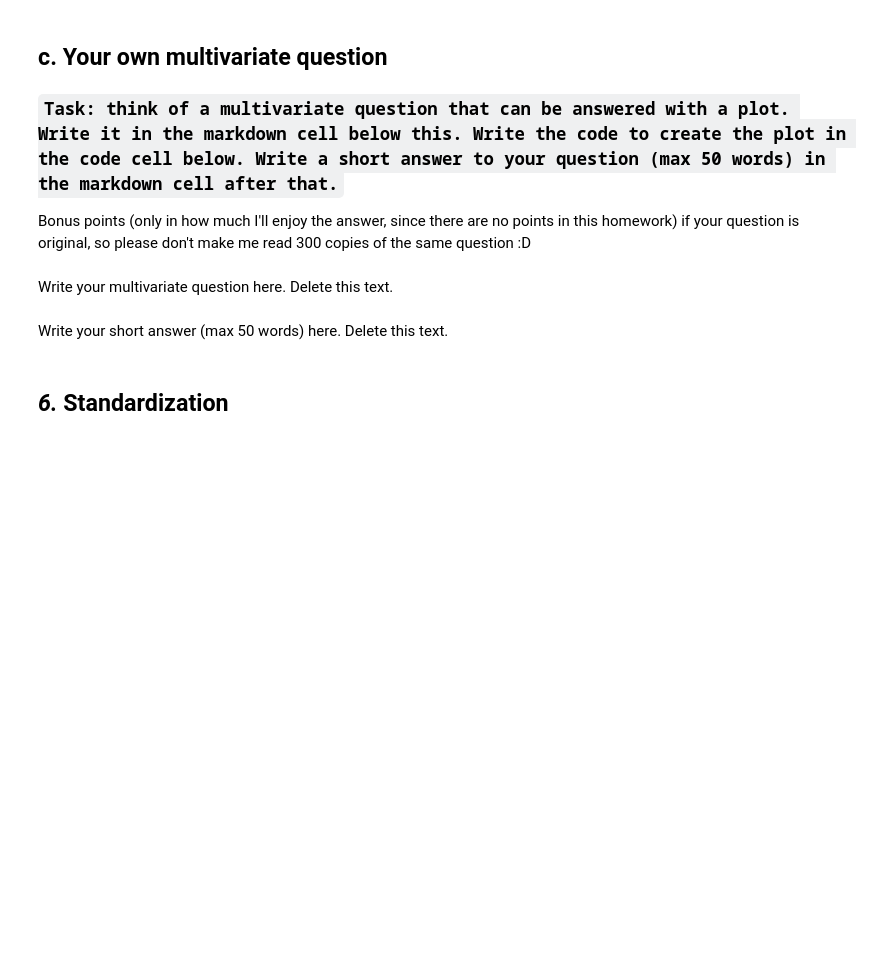
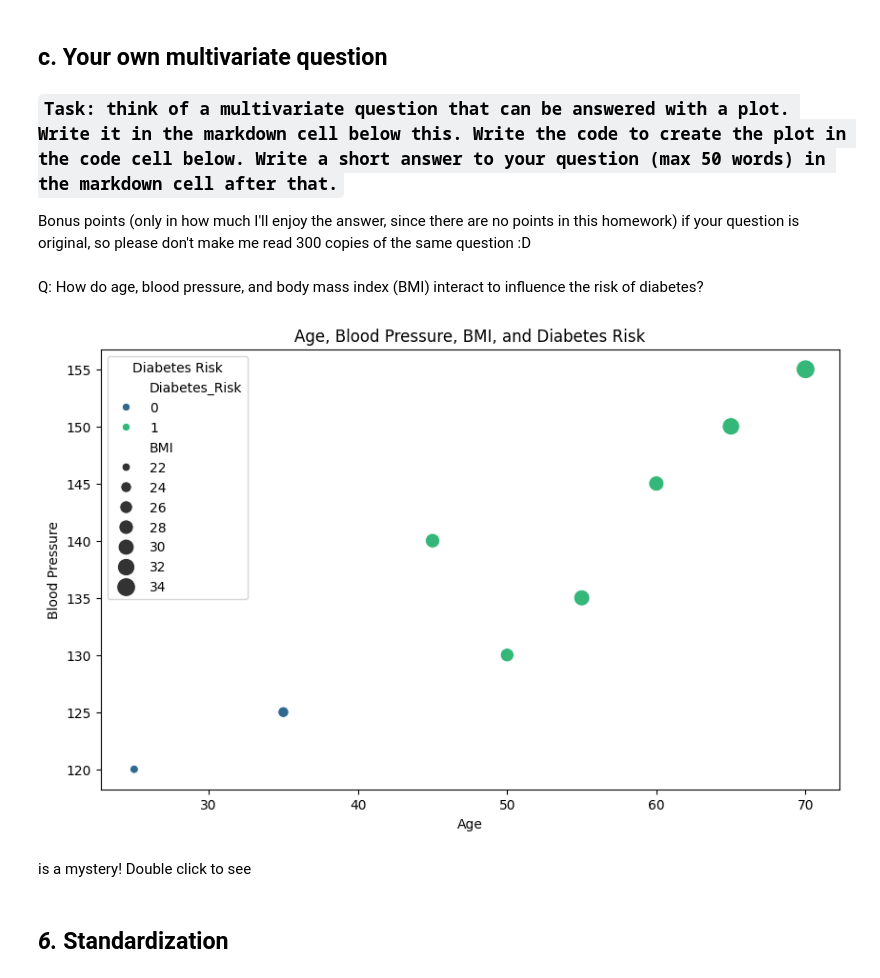
Before and after one commit to muhammad1928/SU-FODS, a Jupyter notebook: homework-1/HW1_instructions_24.ipynb, the cells around one changed output. Drawn from its saved outputs; the diff is of its cells as text; code cells hidden in the pictures; blank space fills up the shorter version.

```diff
--- a/homework-1/HW1_instructions_24.ipynb
+++ b/homework-1/HW1_instructions_24.ipynb
@@ -359,5 +432,3 @@ data_imputed.head()
 ### `Task: think of a multivariate question that can be answered with a plot. Write it in the markdown cell below this. Write the code to create the plot in the code cell below. Write a short answer to your question (max 50 words) in the markdown cell after that.`
 
 Bonus points (only in how much I'll enjoy the answer, since there are no points in this homework) if your question is original, so please don't make me read 300 copies of the same question :D
-# %% [markdown]
-Write your multivariate question here. Delete this text.
@@ -369,5 +435,35 @@ plt.show()
-# %% [markdown]
-Write your short answer (max 50 words) here. Delete this text.
+# %% [markdown]
+Q: How do age, blood pressure, and body mass index (BMI) interact to influence the risk of diabetes?
+
+<!--
+A: Higher BMI and blood pressure, especially in older individuals, are associated with an increased risk of diabetes.
+-->
+# %%
+
+# Sample data for demonstration (replace with actual dataset)
+data = {
+    'Age': [25, 45, 55, 65, 35, 50, 70, 60],
+    'Blood_Pressure': [120, 140, 135, 150, 125, 130, 155, 145],
+    'BMI': [22, 28, 30, 32, 24, 27, 34, 29],
+    'Diabetes_Risk': [0, 1, 1, 1, 0, 1, 1, 1]
+}
+df = pd.DataFrame(data)
+
+# Plotting
+plt.figure(figsize=(10, 6))
+sns.scatterplot(data=df, x='Age', y='Blood_Pressure', hue='Diabetes_Risk', size='BMI', sizes=(40, 200), palette='viridis')
+plt.title('Age, Blood Pressure, BMI, and Diabetes Risk')
+plt.xlabel('Age')
+plt.ylabel('Blood Pressure')
+plt.legend(title='Diabetes Risk')
+plt.show()
+# %% [output]
+[figure, added]
+# %% [markdown]
+is a mystery! Double click to see
+<!--
+A: Higher BMI and blood pressure, especially in older individuals, are associated with an increased risk of diabetes.
+-->
 # %% [markdown]
 ## *6.* Standardization
 # %% [markdown]
```
Also changed, not shown: parts of 27 cells of this notebook.
